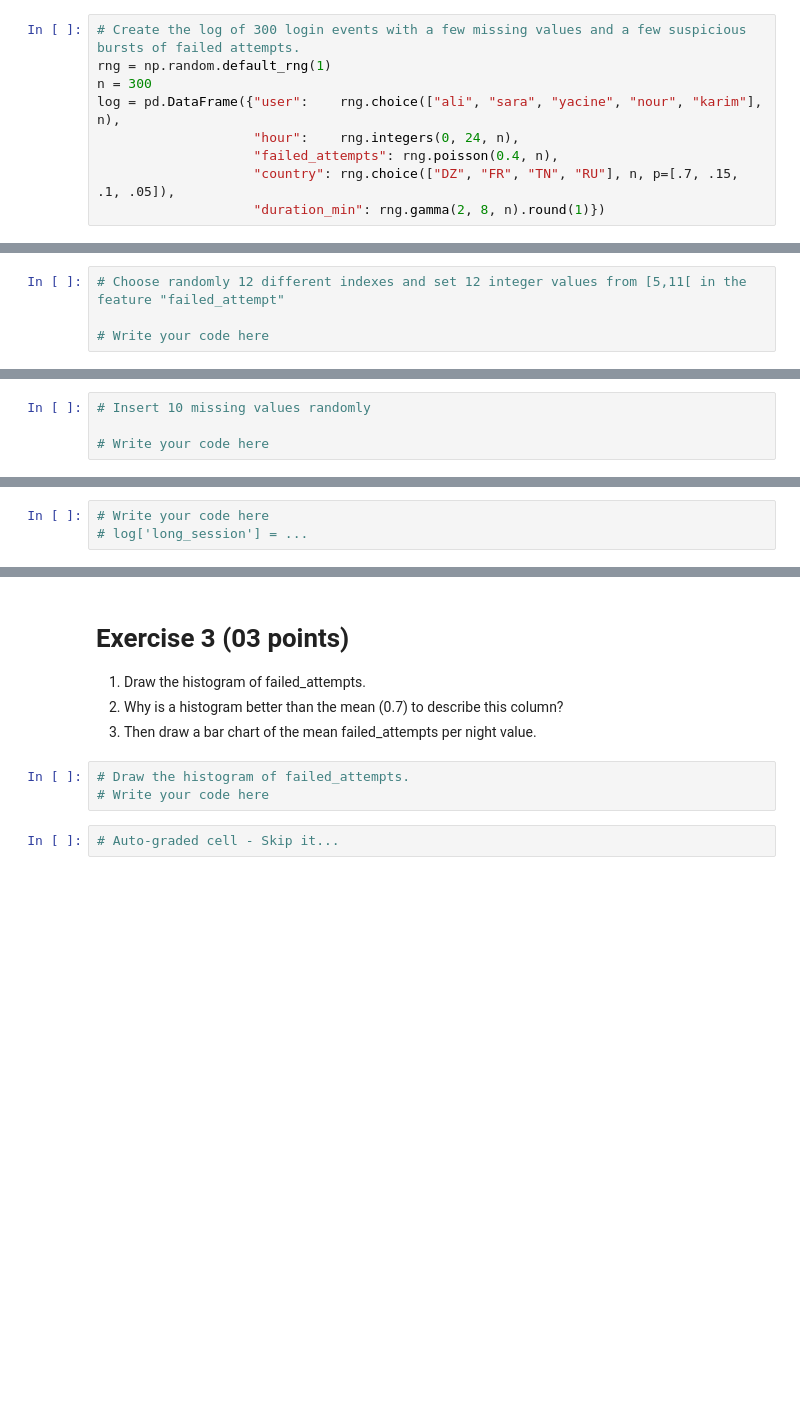
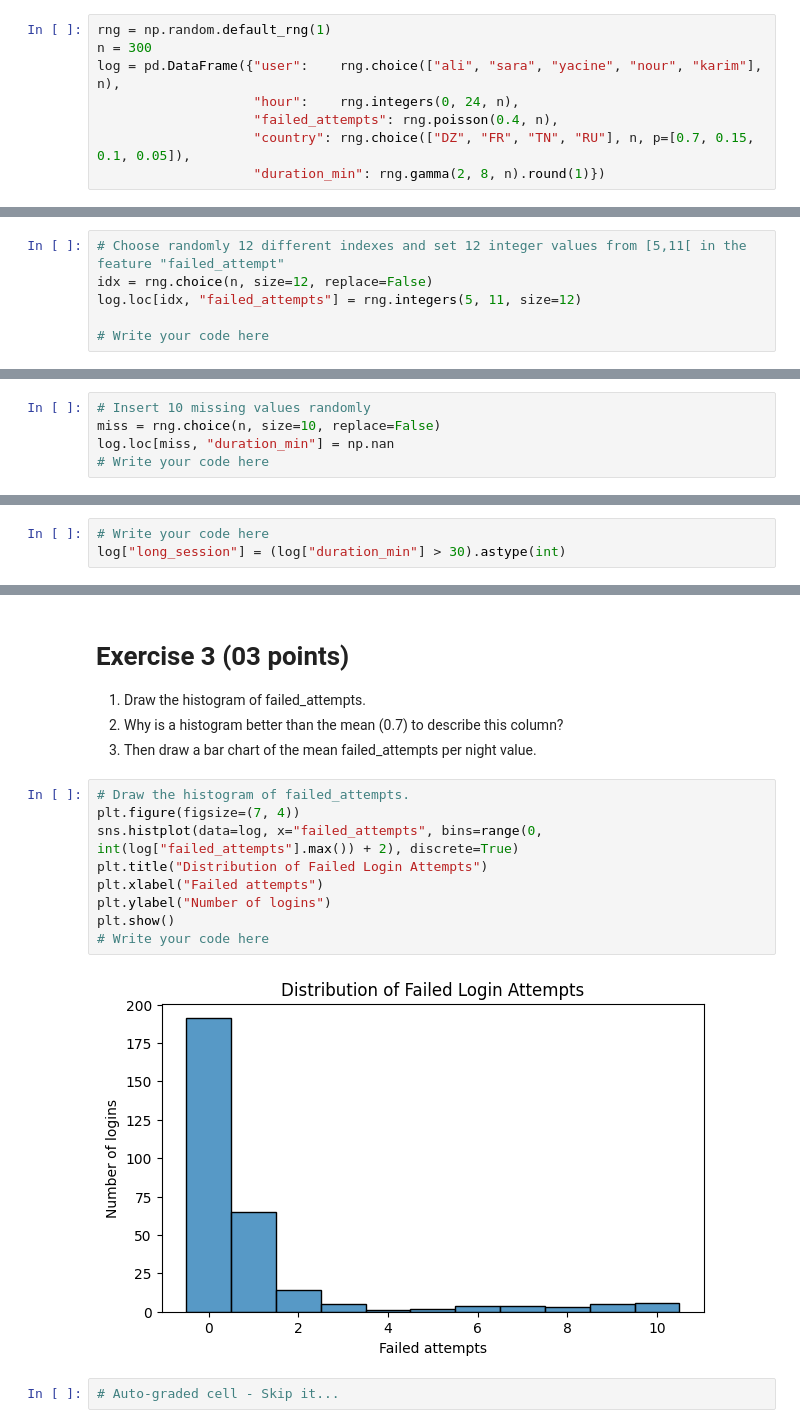
Before and after one commit to Younessouaiah/MLDS, a Jupyter notebook: TP1.ipynb, the cells around one changed output, grey strips where cells are left out. Cells and saved outputs as stored; diff of their text form; blank space fills up the shorter version.

```diff
--- a/TP1.ipynb
+++ b/TP1.ipynb
@@ -63,19 +71,20 @@ subject), weights Θ = (0.3, 0.7), bias 0.5.
 # Exercise 2 (05 points)
 Let's create a log of 300 login events with a few missing values and a few suspicious bursts of failed attempts.
 # %%
-# Create the log of 300 login events with a few missing values and a few suspicious bursts of failed attempts.
 rng = np.random.default_rng(1)
 n = 300
 log = pd.DataFrame({"user":    rng.choice(["ali", "sara", "yacine", "nour", "karim"], n),
                     "hour":    rng.integers(0, 24, n),
                     "failed_attempts": rng.poisson(0.4, n),
-                    "country": rng.choice(["DZ", "FR", "TN", "RU"], n, p=[.7, .15, .1, .05]),
+                    "country": rng.choice(["DZ", "FR", "TN", "RU"], n, p=[0.7, 0.15, 0.1, 0.05]),
                     "duration_min": rng.gamma(2, 8, n).round(1)})
 # %%
 # Auto graded cell (log)
 # skip it
 # %%
 # Choose randomly 12 different indexes and set 12 integer values from [5,11[ in the feature "failed_attempt"
+idx = rng.choice(n, size=12, replace=False)
+log.loc[idx, "failed_attempts"] = rng.integers(5, 11, size=12)
 
 # Write your code here
 # %%
@@ -83,7 +92,8 @@ log = pd.DataFrame({"user":    rng.choice(["ali", "sara", "yacine", "nour", "kar
 # Skip it
 # %%
 # Insert 10 missing values randomly
-
+miss = rng.choice(n, size=10, replace=False)
+log.loc[miss, "duration_min"] = np.nan
 # Write your code here
 # %%
 # Auto graded cell (missing values)
@@ -110,7 +139,7 @@ log = pd.DataFrame({"user":    rng.choice(["ali", "sara", "yacine", "nour", "kar
 3. Add a column long_session equal to 1 when duration_min is above 30.
 # %%
 # Write your code here
-# log['long_session'] = ...
+log["long_session"] = (log["duration_min"] > 30).astype(int)
 # %%
 # Autograded cell - Skip it
 # %% [markdown]
@@ -118,9 +147,17 @@ log = pd.DataFrame({"user":    rng.choice(["ali", "sara", "yacine", "nour", "kar
 1. Draw the histogram of failed_attempts.
 2. Why is a histogram better than the mean (0.7) to describe this column?
 3. Then draw a bar chart of the mean failed_attempts per night value.
-# %%
-# Draw the histogram of failed_attempts.
-# Write your code here
+# %%
+# Draw the histogram of failed_attempts.
+plt.figure(figsize=(7, 4))
+sns.histplot(data=log, x="failed_attempts", bins=range(0, int(log["failed_attempts"].max()) + 2), discrete=True)
+plt.title("Distribution of Failed Login Attempts")
+plt.xlabel("Failed attempts")
+plt.ylabel("Number of logins")
+plt.show()
+# Write your code here
+# %% [output]
+[figure, added]
 # %%
 # Auto-graded cell - Skip it...
 # %%
```
Also changed, not shown: parts of 20 cells of this notebook.
